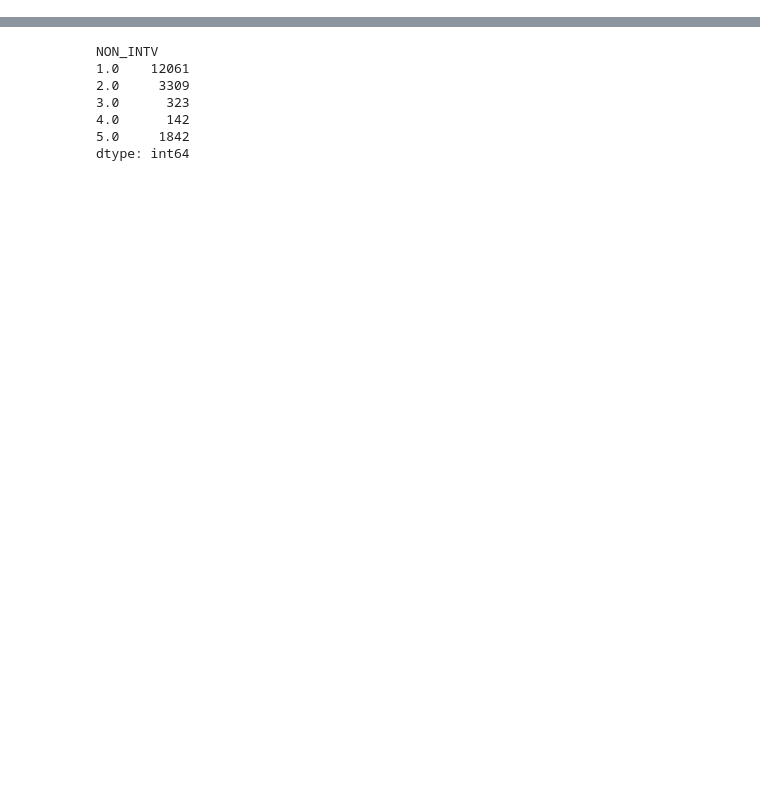
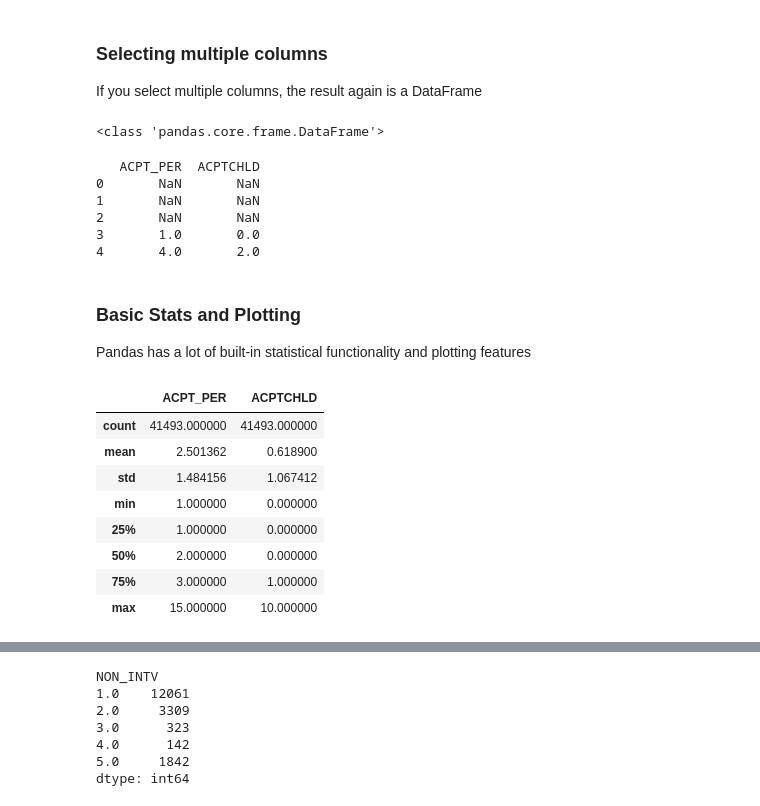
Before and after one commit to gsentveld/lunch_and_learn, a Jupyter notebook: notebooks/Explore_Files.ipynb, the cells around one changed output, grey strips where cells are left out. Saved outputs shown, nothing was run; the diff lists cells and outputs as text; code cells hidden in the pictures; blank space fills up the shorter version.

```diff
--- a/notebooks/Explore_Files.ipynb
+++ b/notebooks/Explore_Files.ipynb
@@ -53 +154,33 @@ househld
+# %% [markdown]
+### Selecting multiple columns
+If you select multiple columns, the result again is a DataFrame
+# %%
+accepted=househld[['ACPT_PER','ACPTCHLD']]
+print(type(accepted))
+# %% [output]
+<class 'pandas.core.frame.DataFrame'>
+# %%
+print(accepted.head())
+# %% [output]
+   ACPT_PER  ACPTCHLD
+0       NaN       NaN
+1       NaN       NaN
+2       NaN       NaN
+3       1.0       0.0
+4       4.0       2.0
+# %% [markdown]
+### Basic Stats and Plotting
+Pandas has a lot of built-in statistical functionality and plotting features
+# %%
+accepted.describe()
+# %% [output]
+|  | ACPT_PER | ACPTCHLD |
+| count | 41493.000000 | 41493.000000 |
+| mean | 2.501362 | 0.618900 |
+| std | 1.484156 | 1.067412 |
+| min | 1.000000 | 0.000000 |
+| 25% | 1.000000 | 0.000000 |
+| 50% | 2.000000 | 0.000000 |
+| 75% | 3.000000 | 1.000000 |
+| max | 15.000000 | 10.000000 |
 # %%
```
Also changed, not shown: parts of 43 cells of this notebook, 9 other files.
